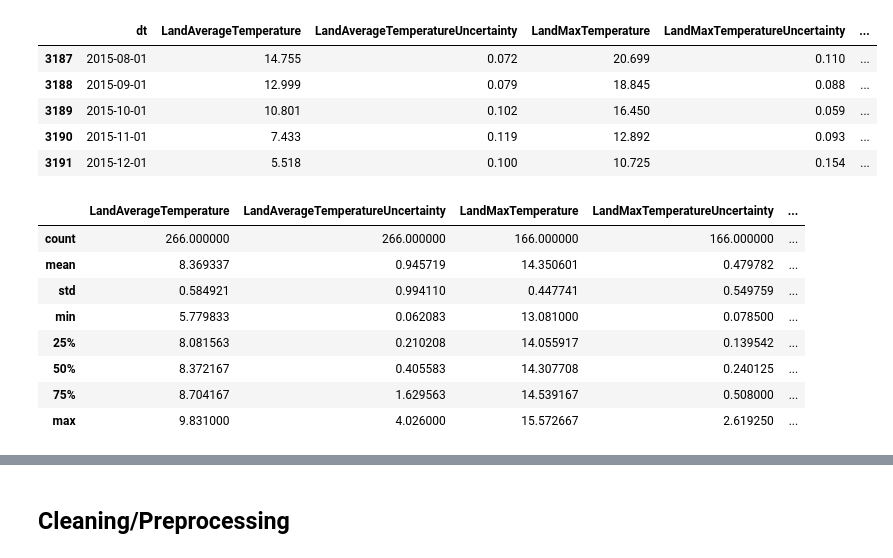
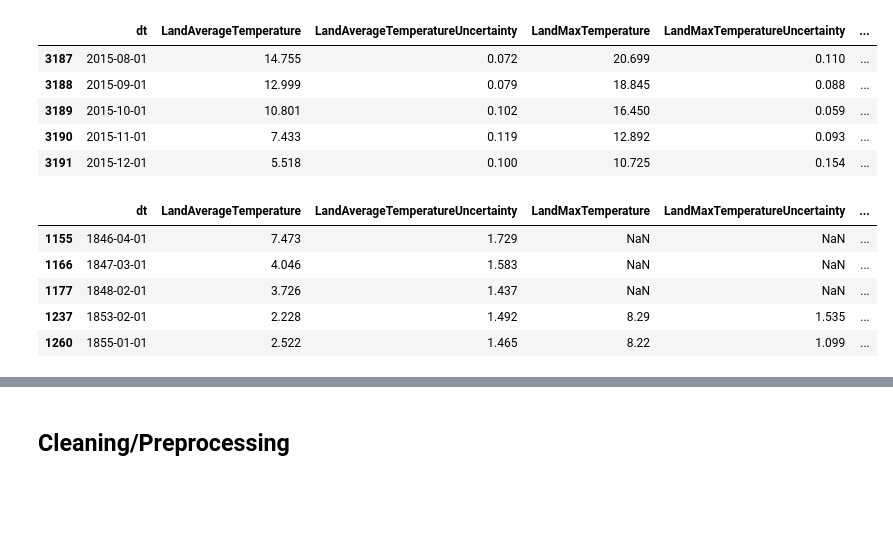
Before and after one commit to cmhollman/Capstone_Project, a Jupyter notebook: Global_Temp_Project.ipynb, the cells around one changed output, grey strips where cells are left out. Saved outputs shown, nothing was run; the diff lists cells and outputs as text; code cells hidden in the pictures; blank space fills up the shorter version.

```diff
--- a/Global_Temp_Project.ipynb
+++ b/Global_Temp_Project.ipynb
@@ -71,15 +93,12 @@ global_df.tail()
 | 3190 | 2015-11-01 | 7.433 | 0.119 | 12.892 | 0.093 | ... |
 | 3191 | 2015-12-01 | 5.518 | 0.100 | 10.725 | 0.154 | ... |
 # %%
-grouped = global_df.groupby(pd.Grouper(key='dt', freq='Y')).mean()
-grouped.describe()
+#determining the latest month with an uncertainty greater than cutoff threshold
+global_df[global_df['LandAverageTemperatureUncertainty']>1.4].tail()
 # %% [output]
-|  | LandAverageTemperature | LandAverageTemperatureUncertainty | LandMaxTemperature | LandMaxTemperatureUncertainty | ... |
-| count | 266.000000 | 266.000000 | 166.000000 | 166.000000 | ... |
-| mean | 8.369337 | 0.945719 | 14.350601 | 0.479782 | ... |
-| std | 0.584921 | 0.994110 | 0.447741 | 0.549759 | ... |
-| min | 5.779833 | 0.062083 | 13.081000 | 0.078500 | ... |
-| 25% | 8.081563 | 0.210208 | 14.055917 | 0.139542 | ... |
-| 50% | 8.372167 | 0.405583 | 14.307708 | 0.240125 | ... |
-| 75% | 8.704167 | 1.629563 | 14.539167 | 0.508000 | ... |
-| max | 9.831000 | 4.026000 | 15.572667 | 2.619250 | ... |
+|  | dt | LandAverageTemperature | LandAverageTemperatureUncertainty | LandMaxTemperature | LandMaxTemperatureUncertainty | ... |
+| 1155 | 1846-04-01 | 7.473 | 1.729 | NaN | NaN | ... |
+| 1166 | 1847-03-01 | 4.046 | 1.583 | NaN | NaN | ... |
+| 1177 | 1848-02-01 | 3.726 | 1.437 | NaN | NaN | ... |
+| 1237 | 1853-02-01 | 2.228 | 1.492 | 8.29 | 1.535 | ... |
+| 1260 | 1855-01-01 | 2.522 | 1.465 | 8.22 | 1.099 | ... |
```
Also changed, not shown: parts of 25 cells of this notebook.
